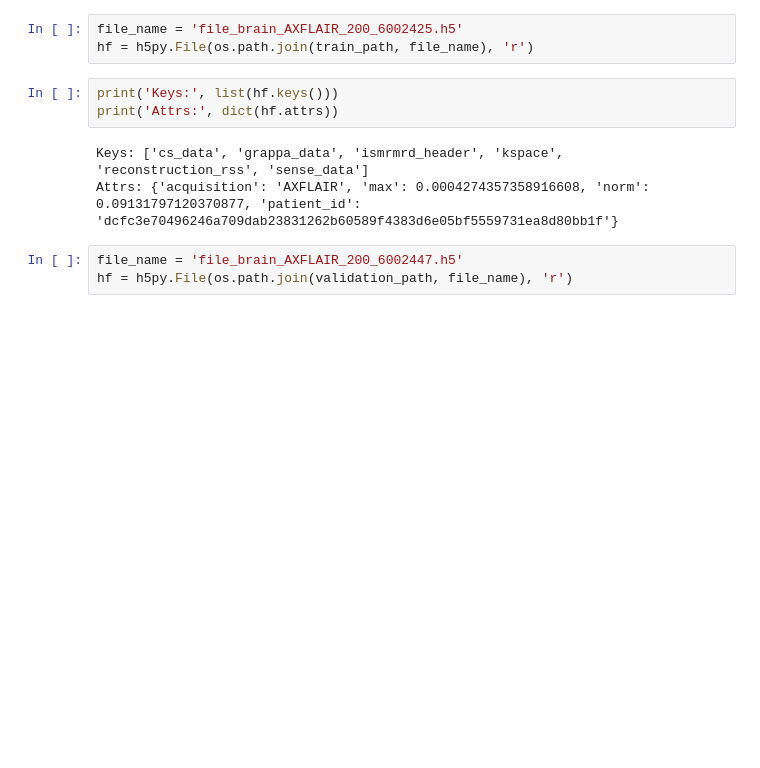
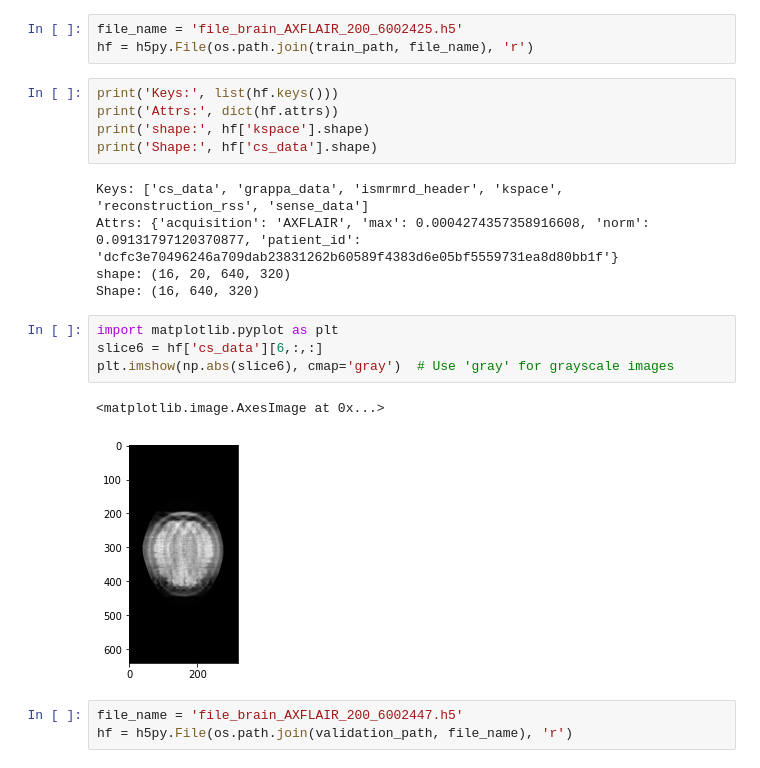
Before and after one commit to AlexSlock/fastMRI-hybrid-modelling, a Jupyter notebook: CSUNet/PreprocessingCode/preprocessing_tests.ipynb, the cells around one changed output. Cells and saved outputs as stored; diff of their text form; blank space fills up the shorter version.

Commit message:
tests for mri_data changes and full RSS

```diff
--- a/CSUNet/PreprocessingCode/preprocessing_tests.ipynb
+++ b/CSUNet/PreprocessingCode/preprocessing_tests.ipynb
@@ -52,9 +84,20 @@ hf = h5py.File(os.path.join(train_path, file_name), 'r')
 # %%
 print('Keys:', list(hf.keys()))
 print('Attrs:', dict(hf.attrs))
+print('shape:', hf['kspace'].shape)
+print('Shape:', hf['cs_data'].shape)
 # %% [output]
 Keys: ['cs_data', 'grappa_data', 'ismrmrd_header', 'kspace', 'reconstruction_rss', 'sense_data']
 Attrs: {'acquisition': 'AXFLAIR', 'max': 0.0004274357358916608, 'norm': 0.09131797120370877, 'patient_id': 'dcfc3e70496246a709dab23831262b60589f4383d6e05bf5559731ea8d80bb1f'}
+shape: (16, 20, 640, 320)
+Shape: (16, 640, 320)
+# %%
+import matplotlib.pyplot as plt
+slice6 = hf['cs_data'][6,:,:]
+plt.imshow(np.abs(slice6), cmap='gray')  # Use 'gray' for grayscale images
+# %% [output]
+<matplotlib.image.AxesImage at 0x...>
+[figure, added]
 # %%
 file_name = 'file_brain_AXFLAIR_200_6002447.h5'
 hf = h5py.File(os.path.join(validation_path, file_name), 'r')
```
Also changed, not shown: parts of 7 cells of this notebook.
